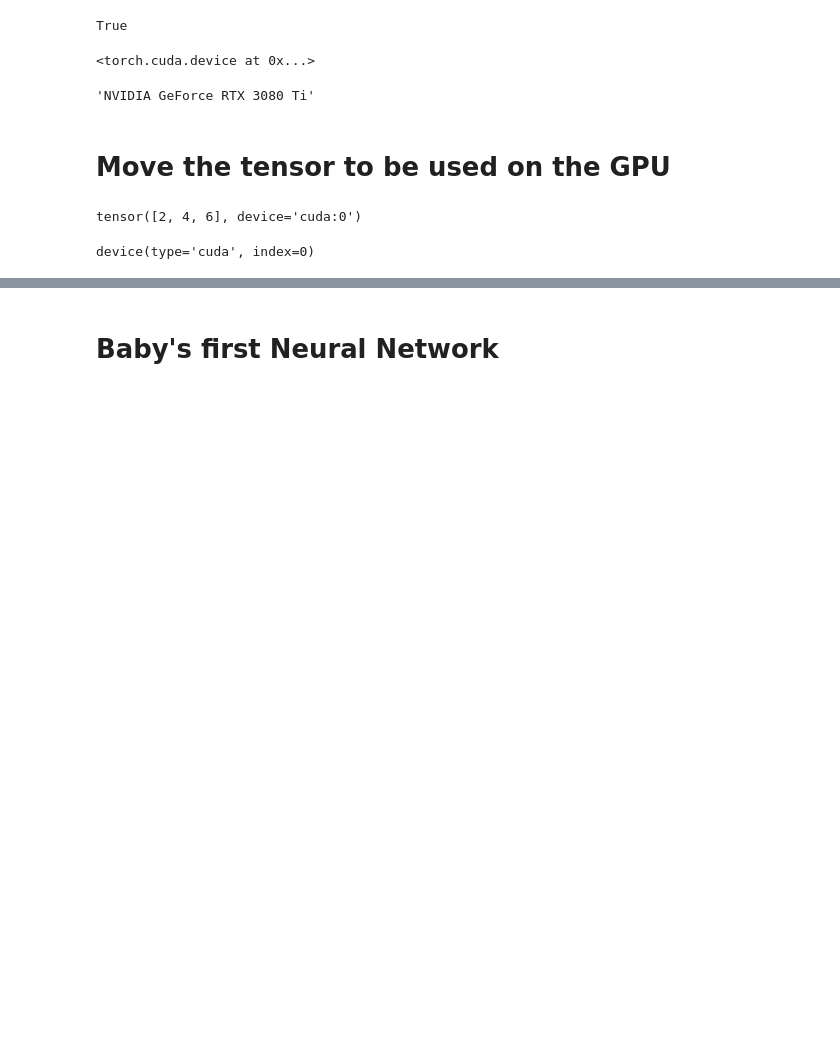
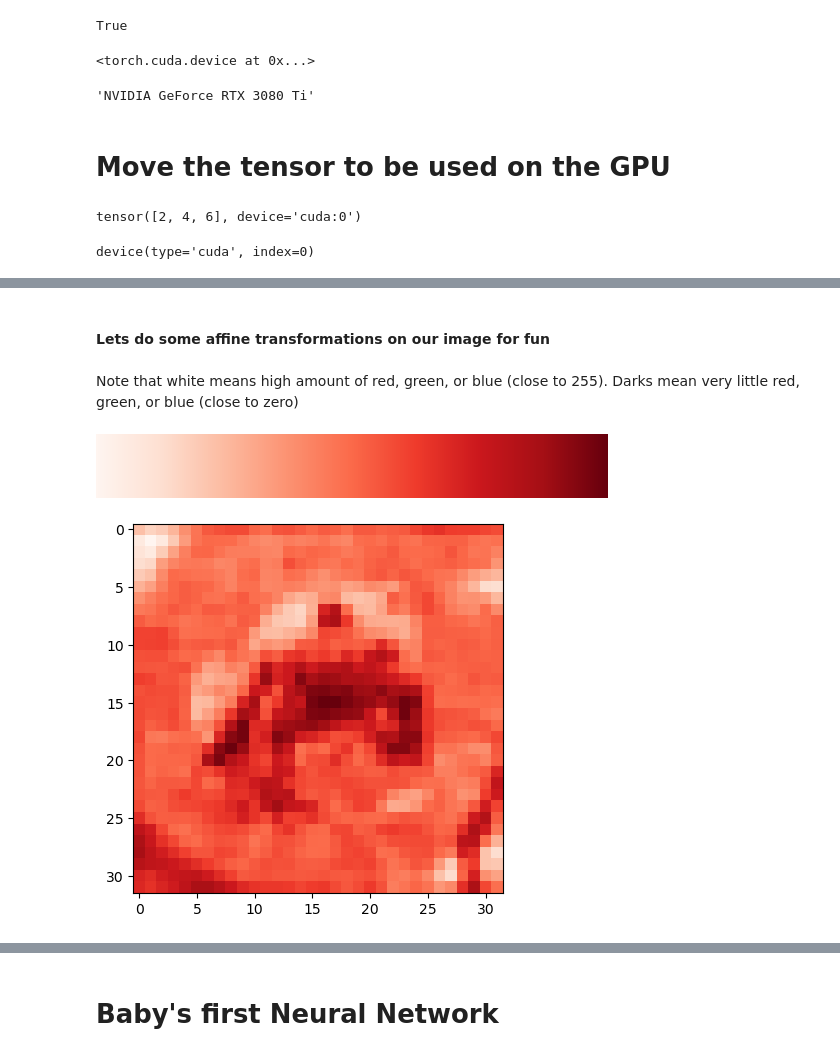
Before and after one commit to SandysPappy/datacamp, a Jupyter notebook: IntroToPyTorch.ipynb, the cells around one changed output, grey strips where cells are left out. Cells and saved outputs as stored; diff of their text form; code cells hidden in the pictures; blank space fills up the shorter version.

```diff
--- a/IntroToPyTorch.ipynb
+++ b/IntroToPyTorch.ipynb
@@ -87,0 +192,14 @@ dict_keys(['batch_label', 'labels', 'data', 'filenames'])
+# %% [markdown]
+#### Lets do some affine transformations on our image for fun
+# %%
+red_channel = image[:,:, 0]
+green_channel = image[:,:, 1]
+blue_channel = image[:,:, 2]
+# %% [markdown]
+Note that white means high amount of red, green, or blue (close to 255). Darks mean very little red, green, or blue (close to zero)
+# %%
+plt.imshow(red_channel, cmap='Reds')
+plt.get_cmap(name='Reds')
+# %% [output]
+[figure, added]
+[figure, added]
```
Also changed, not shown: parts of 41 cells of this notebook.
